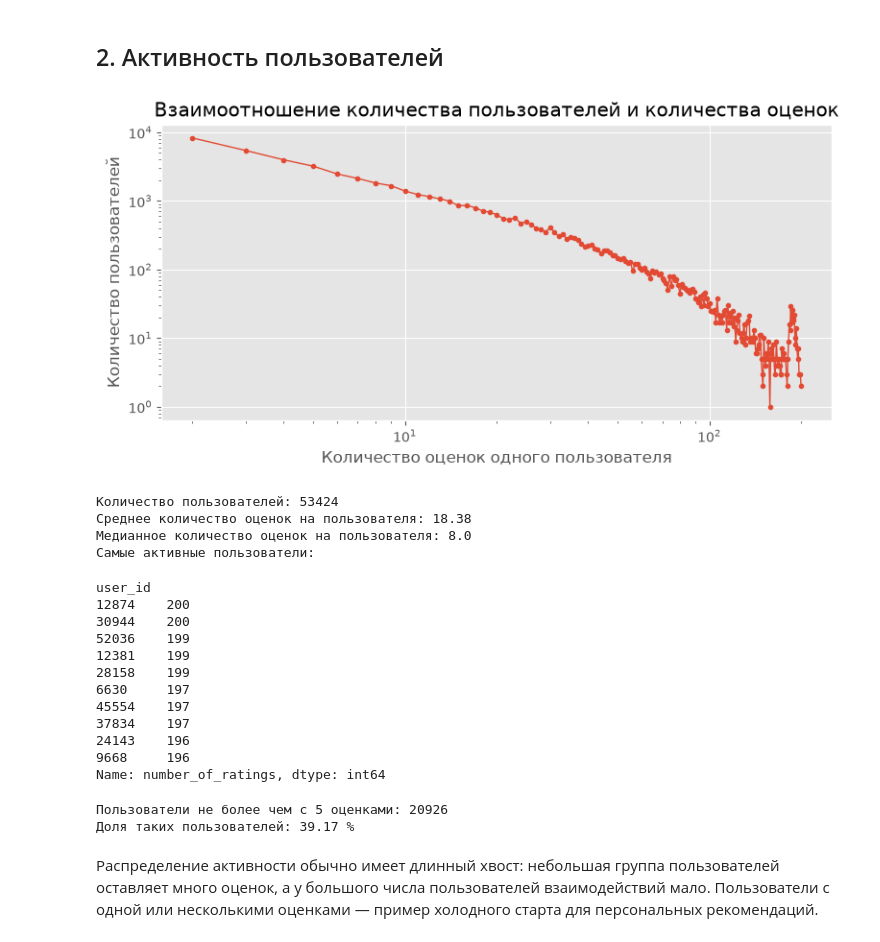
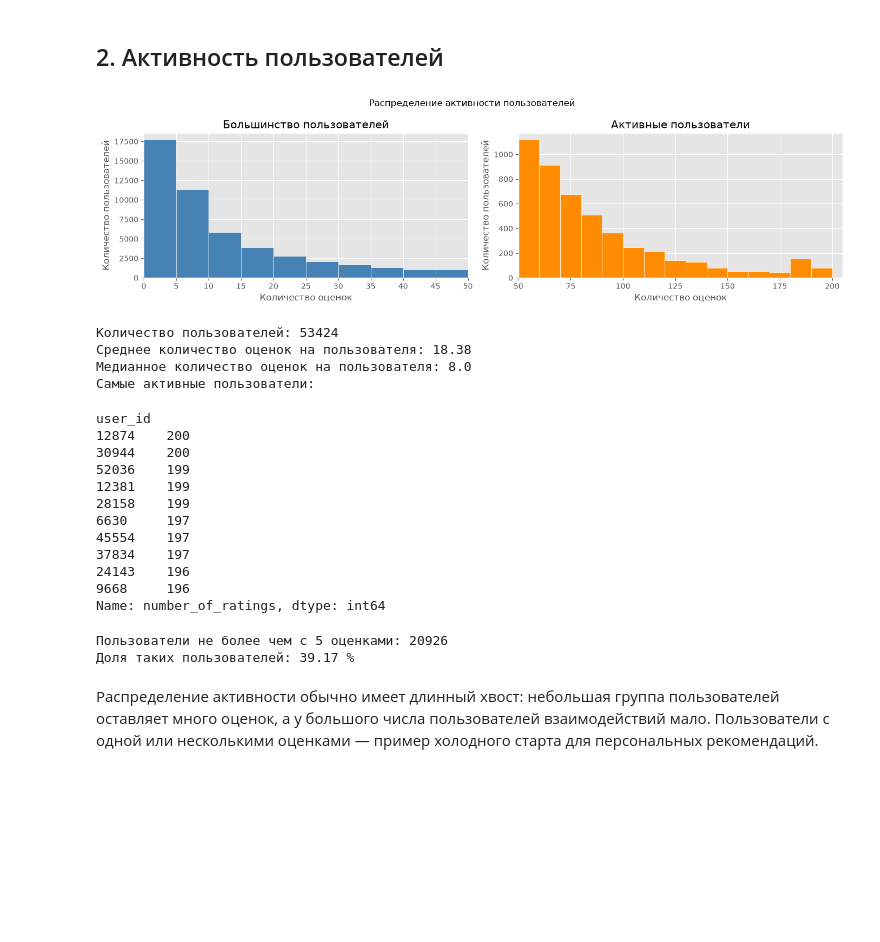
Before and after one commit to MaximTrofimenko/recommender_systems, a Jupyter notebook: hw1.ipynb, the cells around one changed output. Saved outputs shown, nothing was run; the diff lists cells and outputs as text; code cells hidden in the pictures; blank space fills up the shorter version.

```diff
--- a/hw1.ipynb
+++ b/hw1.ipynb
@@ -89,29 +87,44 @@ rating_counts.to_frame('number_of_ratings')
 # %%
 ratings_per_user = ratings.groupby('user_id').size()
 user_activity = ratings_per_user.value_counts().sort_index()
 
 # По оси X — сколько оценок оставил пользователь, по оси Y — сколько таких пользователей.
-plt.figure(figsize=(9, 4))
-plt.plot(user_activity.index, user_activity.values, marker='.', linewidth=1)
-plt.title('Взаимоотношение количества пользователей и количества оценок')
-plt.xlabel('Количество оценок одного пользователя')
-plt.ylabel('Количество пользователей')
-plt.xscale('log')
-plt.yscale('log')
+fig, axes = plt.subplots(1, 2, figsize=(14, 4))
+
+# Левая часть показывает основную массу пользователей.
+axes[0].hist(ratings_per_user, bins=range(0, 51, 5), color='steelblue', edgecolor='white')
+axes[0].set_title('Большинство пользователей')
+axes[0].set_xlabel('Количество оценок')
+axes[0].set_ylabel('Количество пользователей')
+axes[0].set_xlim(0, 50)
+axes[0].set_xticks(range(0, 51, 5))
+
+# Правая часть показывает длинный хвост активных пользователей.
+active_users = ratings_per_user[ratings_per_user > 50]
+axes[1].hist(active_users, bins=range(50, 211, 10), color='darkorange', edgecolor='white')
+axes[1].set_title('Активные пользователи')
+axes[1].set_xlabel('Количество оценок')
+axes[1].set_ylabel('Количество пользователей')
+axes[1].set_xlim(50, 205)
+axes[1].set_xticks(range(50, 201, 25))
+
+# такое разбиение на 2 графика сделано для лучшей наглядности - на одном графике не читаемо на мой взгляд
+fig.suptitle('Распределение активности пользователей')
+plt.tight_layout()
 plt.show()
 
 print('Количество пользователей:', ratings['user_id'].nunique())
 print('Среднее количество оценок на пользователя:', round(ratings_per_user.mean(), 2))
 print('Медианное количество оценок на пользователя:', ratings_per_user.median())
 
 print('Самые активные пользователи:')
 display(ratings_per_user.sort_values(ascending=False).head(10).rename('number_of_ratings'))
 
 low_activity_users = (ratings_per_user <= 5).sum()
 print('Пользователи не более чем с 5 оценками:', low_activity_users)
 print('Доля таких пользователей:', round(low_activity_users / len(ratings_per_user) * 100, 2), '%')
 # %% [output]
-[figure, old version]
+[figure, new version]
 Количество пользователей: 53424
 Среднее количество оценок на пользователя: 18.38
 Медианное количество оценок на пользователя: 8.0
```
Also changed, not shown: parts of 2 cells of this notebook.
